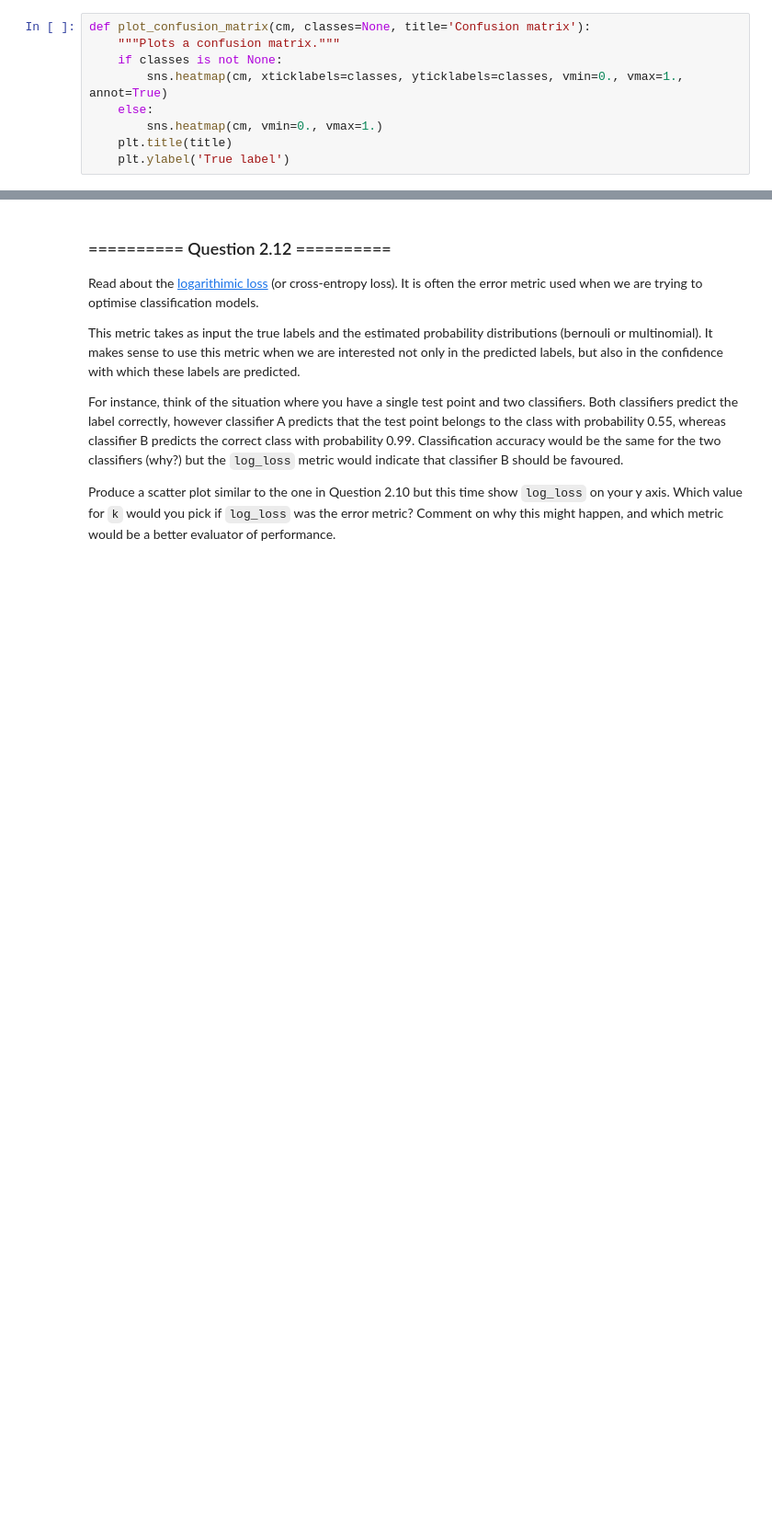
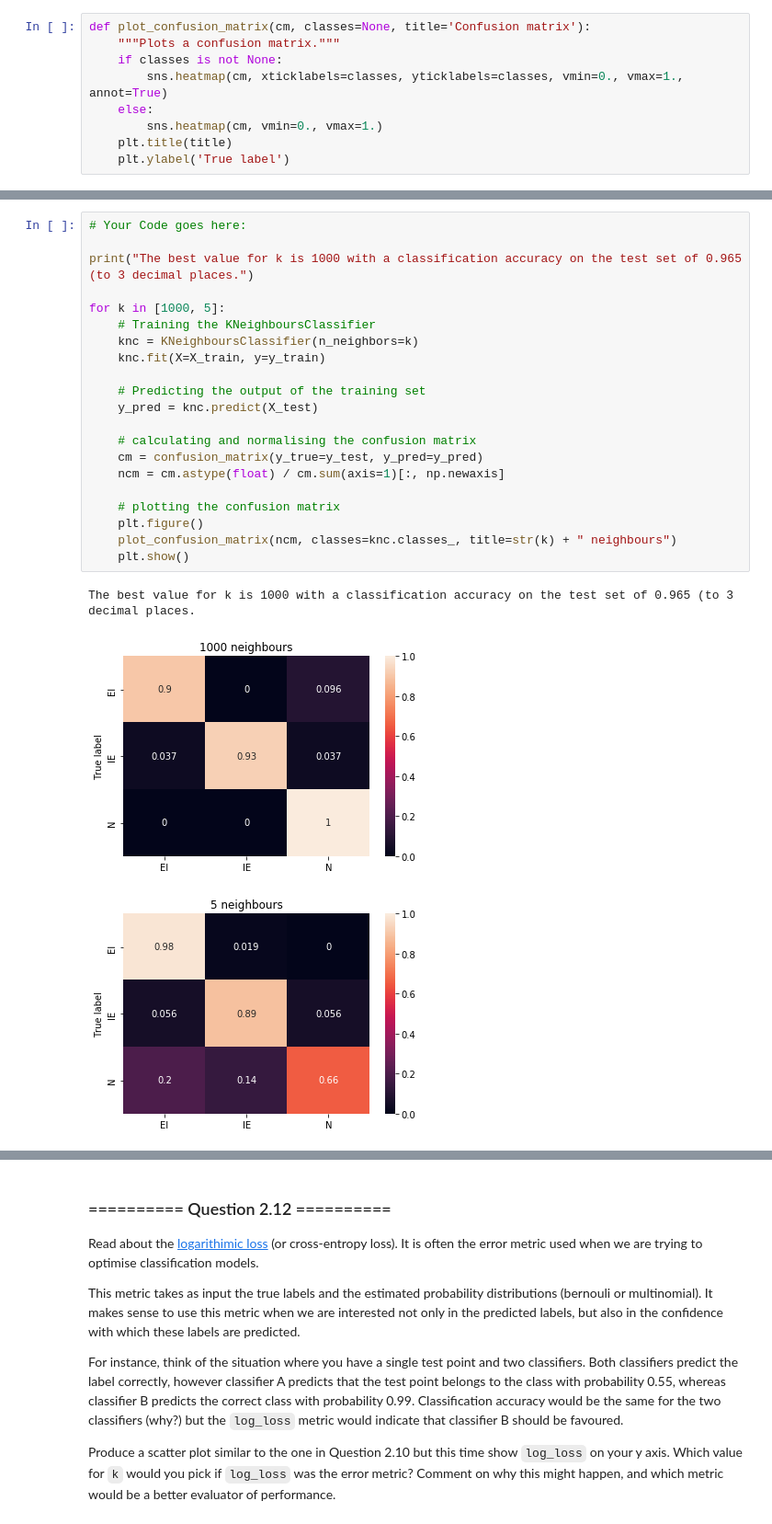
Before and after one commit to ZeroSum24/IAML2018, a Jupyter notebook: Labs/03 - Classification and Evaluation.ipynb, the cells around one changed output, grey strips where cells are left out. Shown at 92% size. Cells and saved outputs as stored; diff of their text form; blank space fills up the shorter version.

```diff
--- a/Labs/03 - Classification and Evaluation.ipynb
+++ b/Labs/03 - Classification and Evaluation.ipynb
@@ -344,0 +416,25 @@ def plot_confusion_matrix(cm, classes=None, title='Confusion matrix'):
+# %%
+# Your Code goes here:
+
+print("The best value for k is 1000 with a classification accuracy on the test set of 0.965 (to 3 decimal places.")
+
+for k in [1000, 5]:
+    # Training the KNeighboursClassifier
+    knc = KNeighboursClassifier(n_neighbors=k)
+    knc.fit(X=X_train, y=y_train)
+
+    # Predicting the output of the training set
+    y_pred = knc.predict(X_test)
+
+    # calculating and normalising the confusion matrix
+    cm = confusion_matrix(y_true=y_test, y_pred=y_pred)
+    ncm = cm.astype(float) / cm.sum(axis=1)[:, np.newaxis]
+
+    # plotting the confusion matrix
+    plt.figure()
+    plot_confusion_matrix(ncm, classes=knc.classes_, title=str(k) + " neighbours")
+    plt.show()
+# %% [output]
+The best value for k is 1000 with a classification accuracy on the test set of 0.965 (to 3 decimal places.
+[figure, added]
+[figure, added]
```
Also changed, not shown: parts of 17 cells of this notebook.
